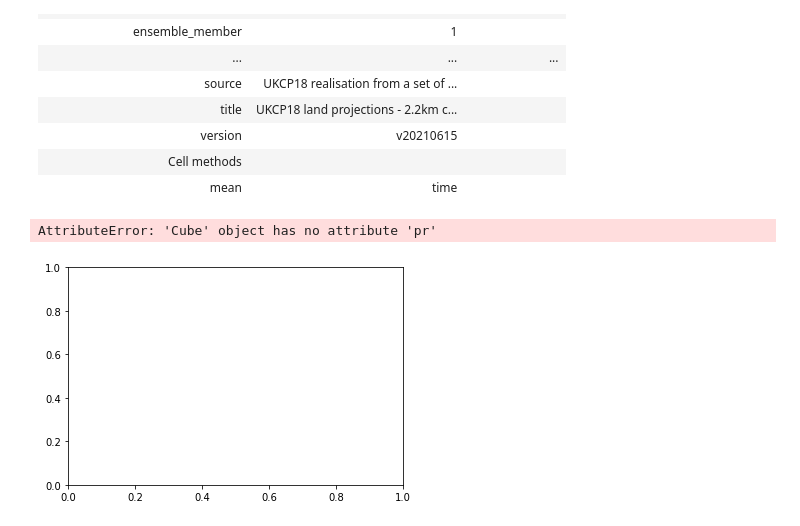
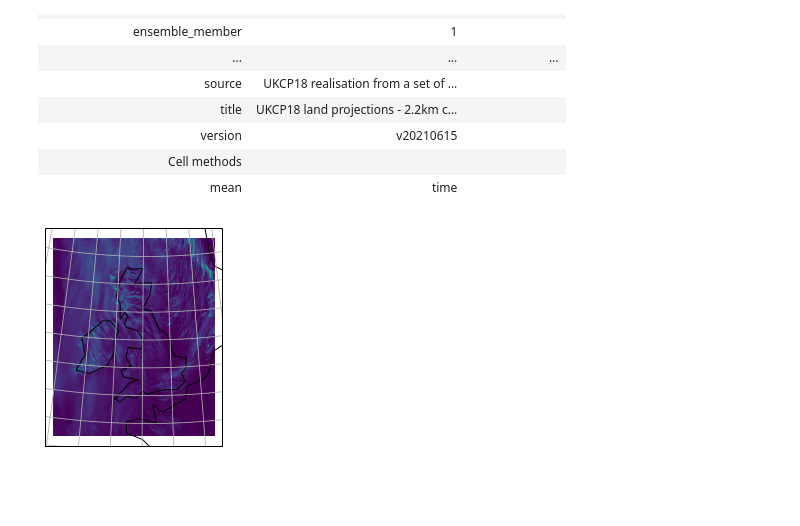
Before and after one commit to rsmith013/iris-notebook, a Jupyter notebook: Regrid.ipynb, the cells around one changed output. Saved outputs shown, nothing was run; the diff lists cells and outputs as text; code cells hidden in the pictures; blank space fills up the shorter version.

```diff
--- a/Regrid.ipynb
+++ b/Regrid.ipynb
@@ -43,14 +43,11 @@ ds[0][0]
 | Cell methods |  |  |
 | mean | time |  |
 # %%
-
-
 plt.subplot(1,1,1)
-iplt.pcolormesh(ds.pr)
-ax = plt.gca()
+iplt.pcolormesh(ds[0][4])
+ax=plt.gca()
 ax.coastlines()
 ax.gridlines()
 plt.show()
 # %% [output]
-AttributeError: 'Cube' object has no attribute 'pr'
-[figure, old version]
+[figure, new version]
```
